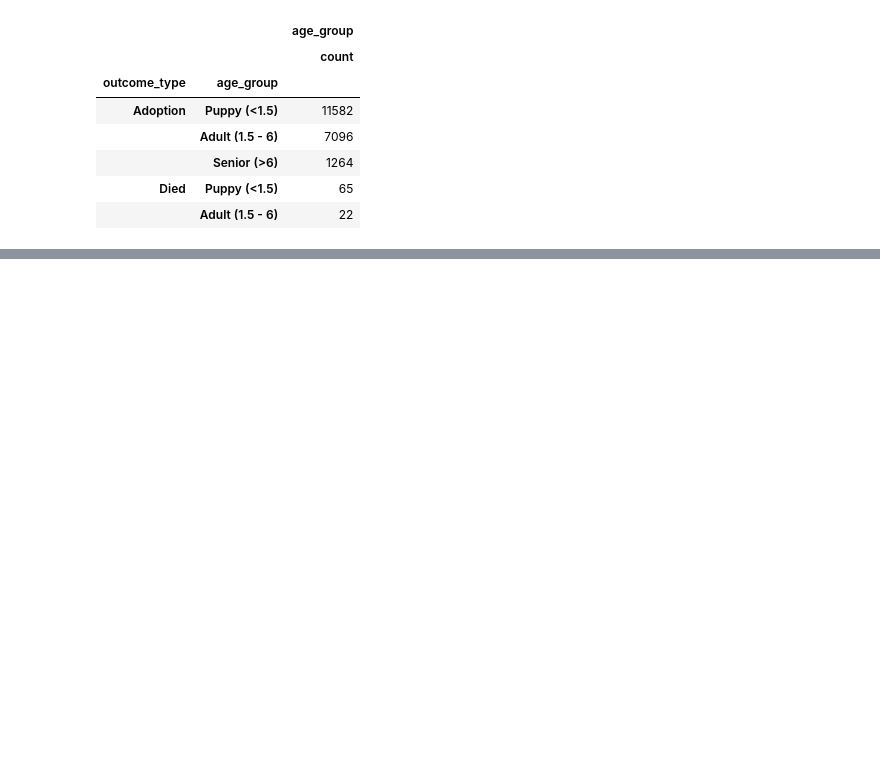
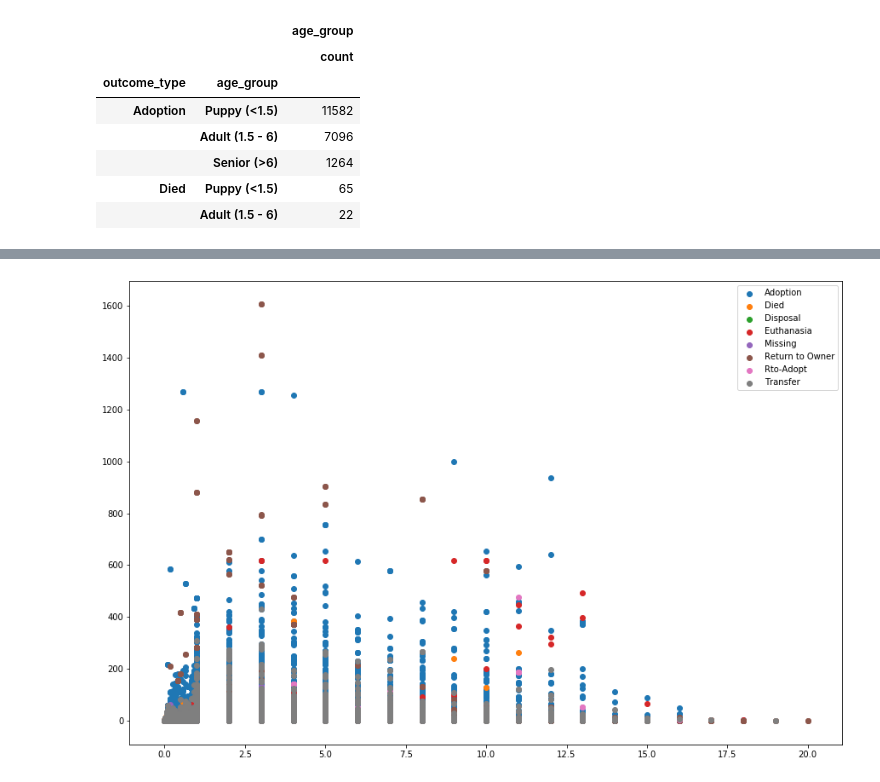
Before and after one commit to buckbrutus2001/group1_austin_animal_shelter, a Jupyter notebook: Project1/Untitled.ipynb, the cells around one changed output, grey strips where cells are left out. Drawn from its saved outputs; the diff is of its cells as text; code cells hidden in the pictures; blank space fills up the shorter version.

```diff
--- a/Project1/Untitled.ipynb
+++ b/Project1/Untitled.ipynb
@@ -360,0 +360,12 @@ thing
+# %%
+gb5 = df4.groupby('outcome_type')
+
+fig, ax = plt.subplots(figsize=(15,10))
+
+for name,group in gb5:
+    ax.scatter(group['age_upon_outcome_(years)'],group['time_in_shelter_days'],label=name)
+ax.legend()
+
+fig.savefig('20scatter.png')
+# %% [output]
+[figure, added]
```
Also changed, not shown: parts of 9 cells of this notebook, 6 other files.
